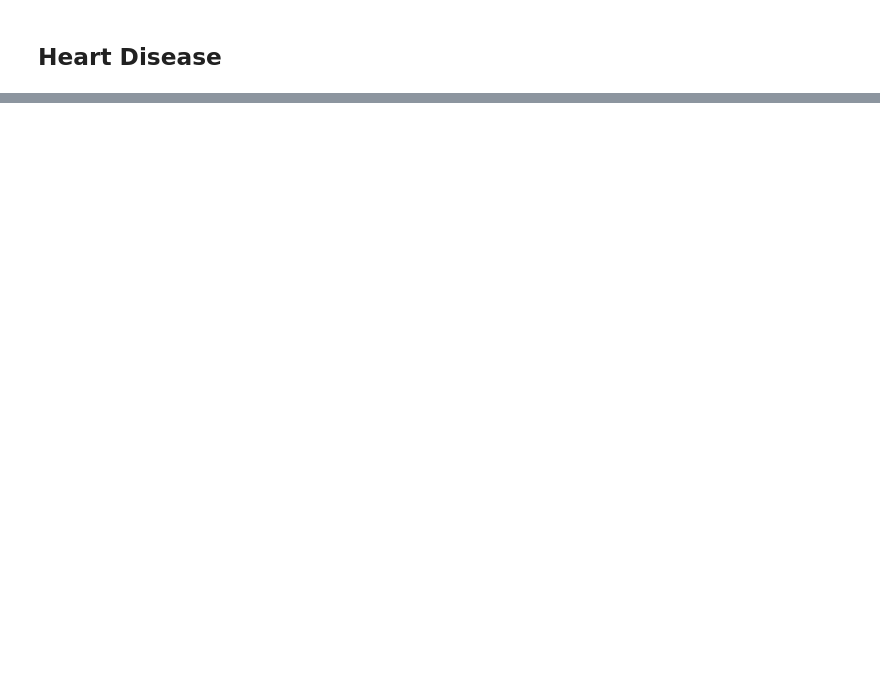
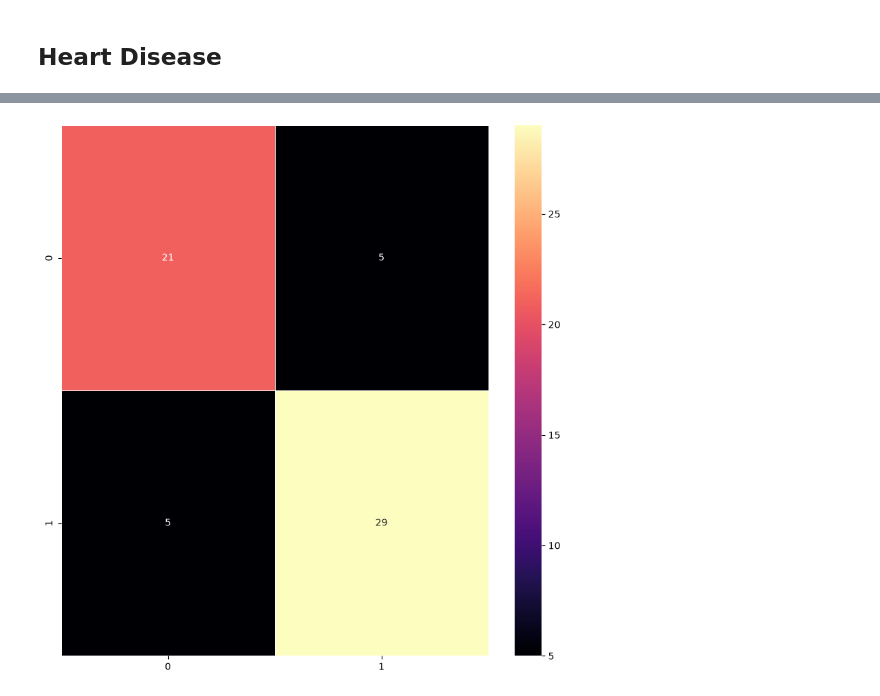
Before and after one commit to gear8mike/ml_examples, a Jupyter notebook: naive_bayes.ipynb, the cells around one changed output, grey strips where cells are left out. Cells and saved outputs as stored; diff of their text form; code cells hidden in the pictures; blank space fills up the shorter version.

```diff
--- a/naive_bayes.ipynb
+++ b/naive_bayes.ipynb
@@ -372,8 +604,10 @@ print(f"Accuracy Score: {metrics.accuracy_score(Y_test, Y_pred):.3f}")
 # %%
 cm = confusion_matrix(Y_test, Y_pred)
 f,ax = plt.subplots(figsize=(10, 10))
-sns.heatmap(cm, annot=True, linewidths=0.5,linecolor="red", fmt= '.0f',ax=ax)
+sns.heatmap(cm, annot=True, linewidths=0.5,linecolor="white", fmt= '.0f',ax=ax, cmap="magma")
 plt.show()
+# %% [output]
+[figure, added]
 # %%
 report = classification_report(Y_test, Y_pred)
 print(report)
```
Also changed, not shown: parts of 34 cells of this notebook.
